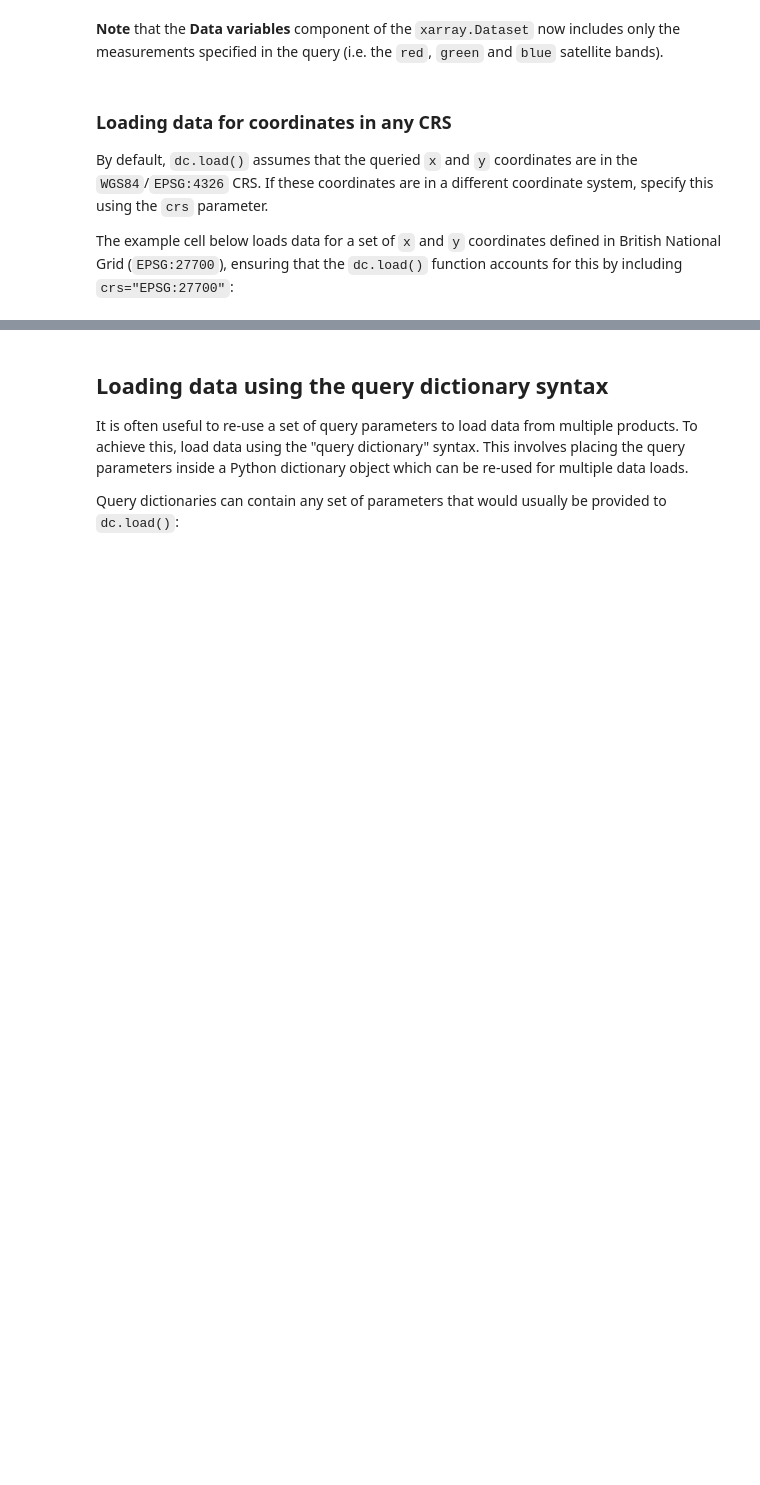
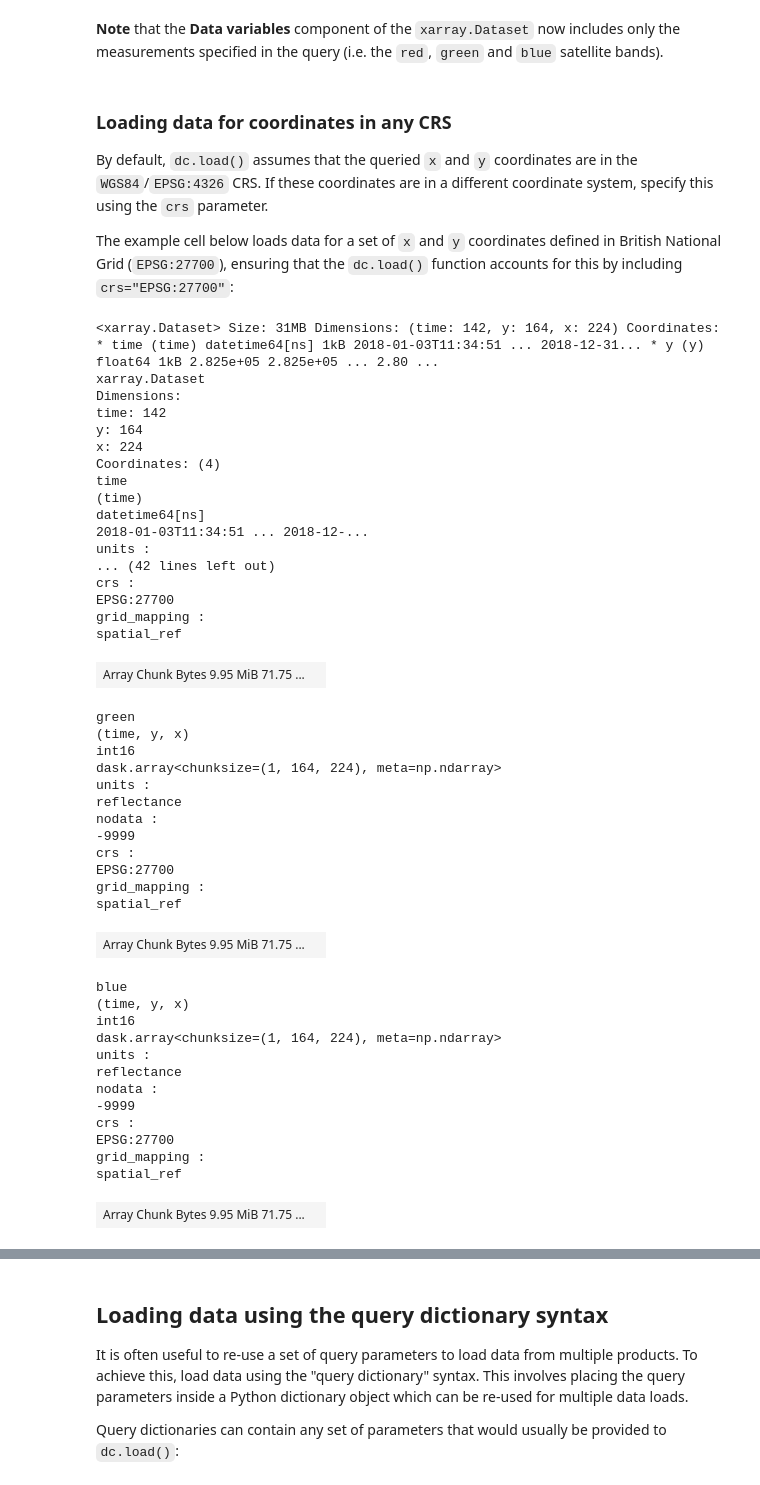
Before and after one commit to living-wales/notebooks, a Jupyter notebook: notebooks/Beginners_guide/03_Loading_data.ipynb, the cells around one changed output, grey strips where cells are left out. Drawn from its saved outputs; the diff is of its cells as text; code cells hidden in the pictures; blank space fills up the shorter version.

```diff
--- a/notebooks/Beginners_guide/03_Loading_data.ipynb
+++ b/notebooks/Beginners_guide/03_Loading_data.ipynb
@@ -79,10 +81,10 @@ dataset = dc.load(product="sen2_l2a_gcp",
              y=(52.407, 52.422),
              time=("2018-01-01", "2018-12-31"),
              output_crs= "epsg:27700",
-             resolution= (-10,10))
-
+             resolution= (-10,10),
+             dask_chunks={"y" : 2048, "x" : 2048})
 end_load= time()
 
 print("Datacube ready")
-print("Took only " + str(round(end_load-start_load,2)) + " seconds to load a whole year of data from datacube \
+print("Took " + str(round(end_load-start_load,2)) + " seconds to request a whole year of data from datacube \
 for the specified extent (i.e., "+ str(len(dataset.time)*len(dataset.keys())) +" images).")
@@ -167,11 +216,12 @@ dataset_rgb = dc.load(product="sen2_l2a_gcp",
                       time=("2018-01-01", "2018-12-31"),
                       output_crs= "epsg:27700",
                       resolution= (-10,10),
+                      dask_chunks={"y" : 2048, "x" : 2048},
                       measurements= ['red','green','blue'])
 
 end_load= time()
 
 print("Datacube ready")
-print("Took only " + str(round(end_load-start_load,2)) + " seconds to load a whole year of data from datacube \
+print("Took " + str(round(end_load-start_load,2)) + " seconds to request a whole year of data from datacube \
 for the specified extent (i.e., "+ str(len(dataset_rgb.time)*len(dataset_rgb.keys())) +" images). \
 \nAs we can see, loading only the needed measurements significantly reduced the loading time.")
@@ -188,11 +302,57 @@ The example cell below loads data for a set of `x` and `y` coordinates defined i
 # %%
 dataset_custom_crs = dc.load(product="sen2_l2a_gcp",
                              x=(257268, 259493),
                              y=(280841, 282479),
                              crs="EPSG:27700",
                              time=("2018-01-01", "2018-12-31"),
                              output_crs= "epsg:27700",
                              resolution= (-10,10),
+                             dask_chunks={"y" : 2048, "x" : 2048},
                              measurements= ['red','green','blue'])
 
 dataset_custom_crs
+# %% [output]
+<xarray.Dataset> Size: 31MB Dimensions: (time: 142, y: 164, x: 224) Coordinates: * time (time) datetime64[ns] 1kB 2018-01-03T11:34:51 ... 2018-12-31... * y (y) float64 1kB 2.825e+05 2.825e+05 ... 2.80 ...
+xarray.Dataset
+Dimensions:
+time: 142
+y: 164
+x: 224
+Coordinates: (4)
+time
+(time)
+datetime64[ns]
+2018-01-03T11:34:51 ... 2018-12-...
+units :
+... (42 lines left out)
+crs :
+EPSG:27700
+grid_mapping :
+spatial_ref
+| Array Chunk Bytes 9.95 MiB 71.75 ... |  |
+green
+(time, y, x)
+int16
+dask.array<chunksize=(1, 164, 224), meta=np.ndarray>
+units :
+reflectance
+nodata :
+-9999
+crs :
+EPSG:27700
+grid_mapping :
+spatial_ref
+| Array Chunk Bytes 9.95 MiB 71.75 ... |  |
+blue
+(time, y, x)
+int16
+dask.array<chunksize=(1, 164, 224), meta=np.ndarray>
+units :
+reflectance
+nodata :
+-9999
+crs :
+EPSG:27700
+grid_mapping :
+spatial_ref
+| Array Chunk Bytes 9.95 MiB 71.75 ... |  |
```
Also changed, not shown: parts of 12 cells of this notebook, 4 other files.
